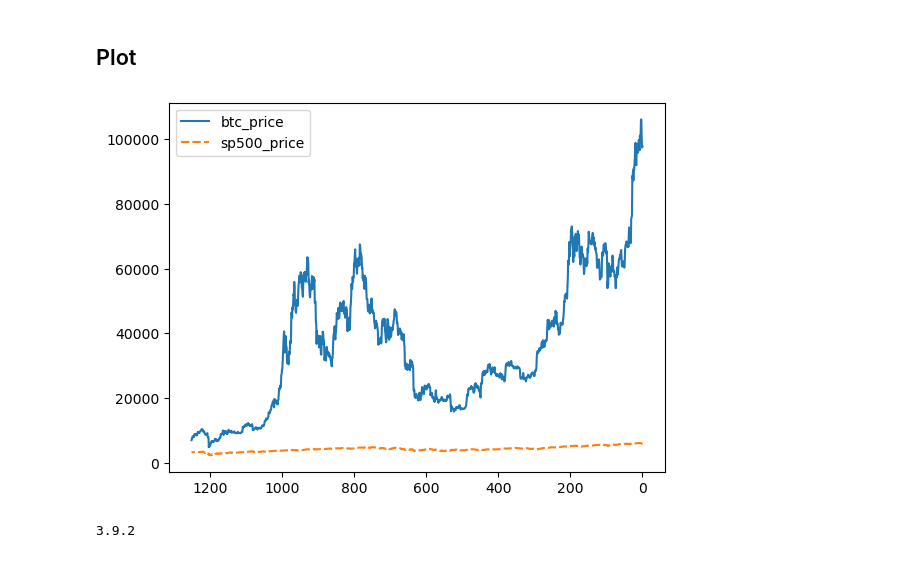
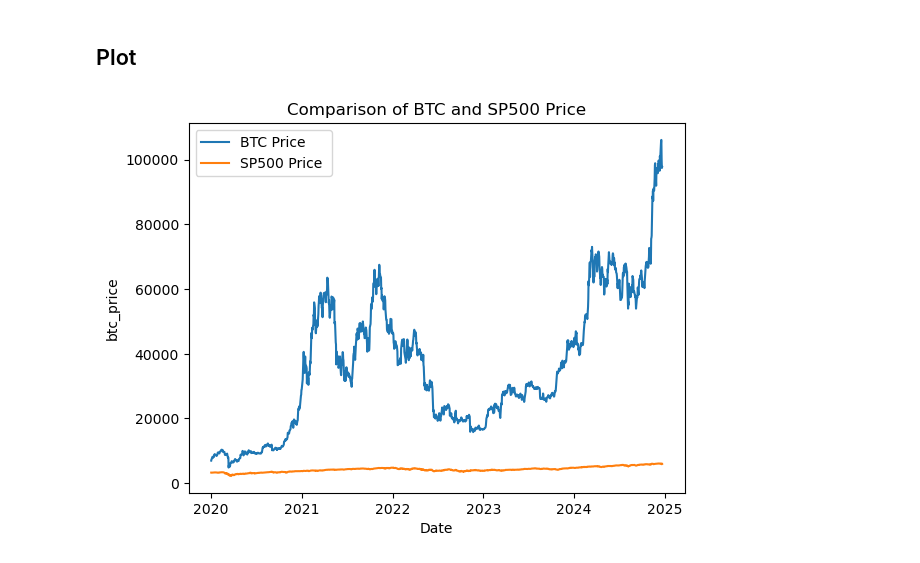
Before and after one commit to campa/finance-data-pipeline, a Jupyter notebook: eda.ipynb, the cells around one changed output. Cells and saved outputs as stored; diff of their text form; code cells hidden in the pictures.

```diff
--- a/eda.ipynb
+++ b/eda.ipynb
@@ -131,27 +111,9 @@ df_btc_sp500.head()
 # %%
 import matplotlib.pyplot as plt
 
-sns.lineplot(data=df_btc_sp500)
-plt.gca().invert_xaxis()  # This line reverses the x-axis
+sns.lineplot(data=df_btc_sp500, x='Date', y='btc_price', label='BTC Price')
+sns.lineplot(data=df_btc_sp500, x='Date', y='sp500_price', label='SP500 Price ')
+plt.title("Comparison of BTC and SP500 Price")
 plt.show()
-
-#plt.xlabel("Time")
-#plt.ylabel("Value")
-# plt.title("Comparison of Time Series")
-# plt.show()
 # %% [output]
-[figure, old version]
+[figure, new version]
-# %%
-from sklearn.preprocessing import MinMaxScaler
-
-scaler_btc = MinMaxScaler()
-scaler_sp500 = MinMaxScaler()
-df_btc_sp500['btc_price'] = pd.DataFrame(scaler_btc.fit_transform(df_btc_sp500['btc_price']), columns=['btc_price'])
-df_btc_sp500['sp500_price'] = pd.DataFrame(scaler_sp500.fit_transform(df_btc_sp500['sp500_price']), columns=['sp500_price'])
-
-
-sns.lineplot(data=df_btc_sp500)
-plt.gca().invert_xaxis()  # This line reverses the x-axis
-plt.show()
-# %% [output]
-3.9.2
```
Also changed, not shown: parts of 24 cells of this notebook, 2 other files.
